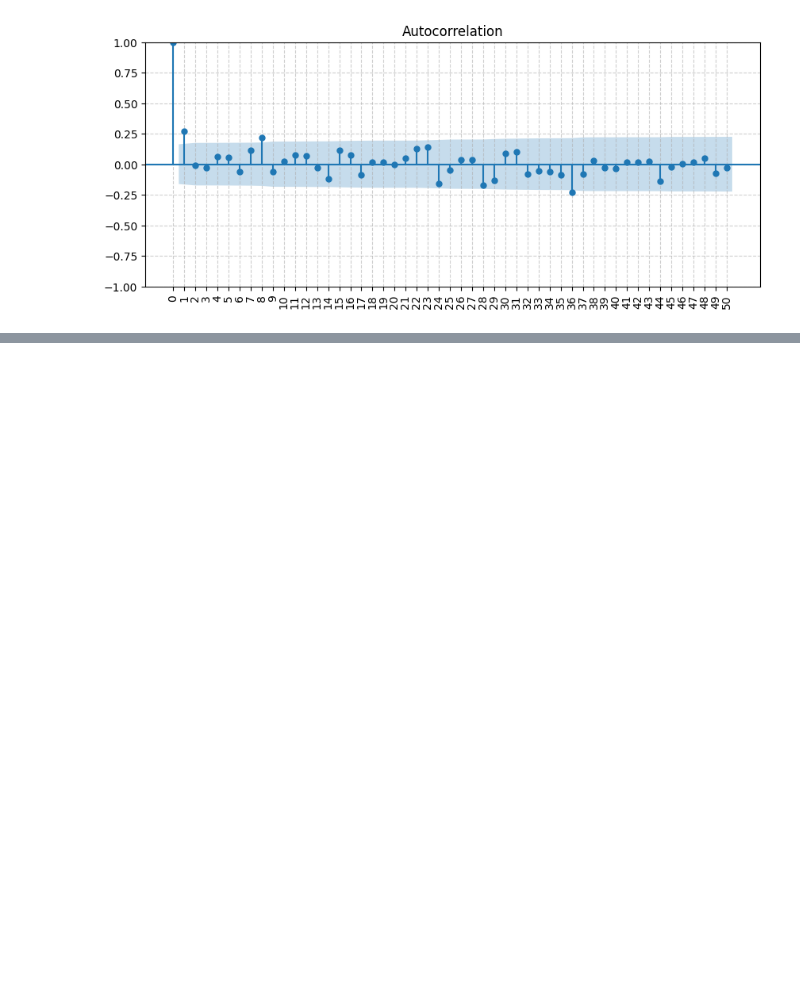
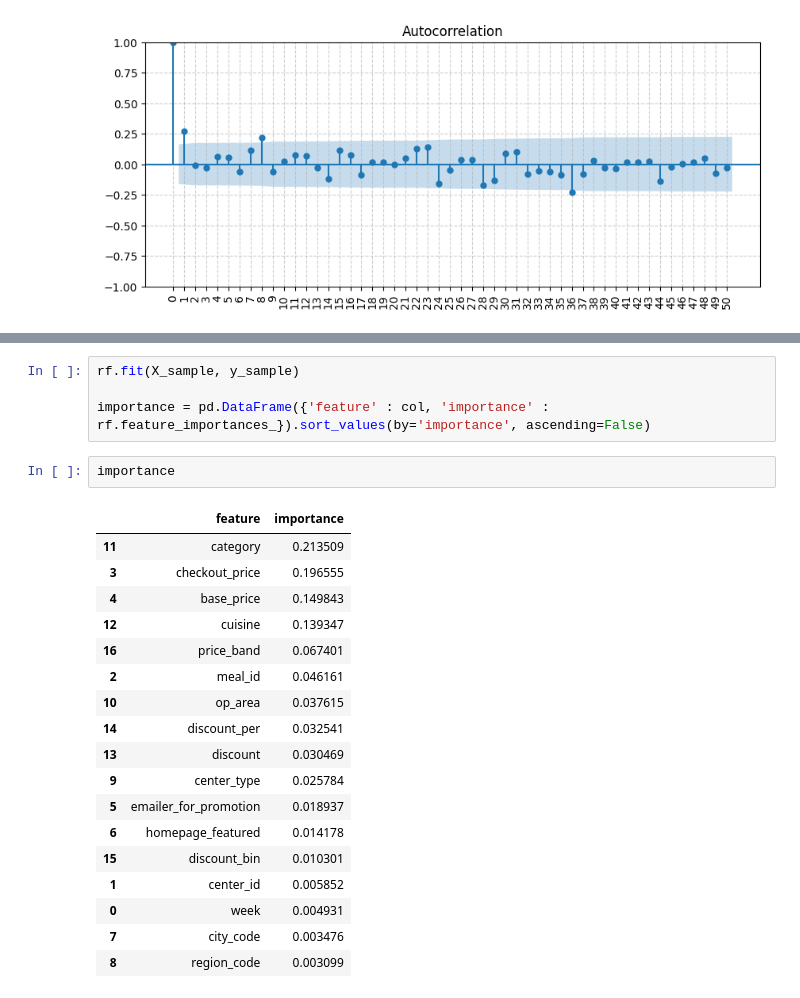
Before and after one commit to am1t-verma/AI_Demand_Forecasting_and_Inventory_Optimization, a Jupyter notebook: eda_food_demand_forecasting_v1.ipynb, the cells around one changed output, grey strips where cells are left out. Drawn from its saved outputs; the diff is of its cells as text; blank space fills up the shorter version.

```diff
--- a/eda_food_demand_forecasting_v1.ipynb
+++ b/eda_food_demand_forecasting_v1.ipynb
@@ -571,0 +723,25 @@ plt.show()
+# %%
+rf.fit(X_sample, y_sample)
+
+importance = pd.DataFrame({'feature' : col, 'importance' : rf.feature_importances_}).sort_values(by='importance', ascending=False)
+# %%
+importance
+# %% [output]
+|  | feature | importance |
+| 11 | category | 0.213509 |
+| 3 | checkout_price | 0.196555 |
+| 4 | base_price | 0.149843 |
+| 12 | cuisine | 0.139347 |
+| 16 | price_band | 0.067401 |
+| 2 | meal_id | 0.046161 |
+| 10 | op_area | 0.037615 |
+| 14 | discount_per | 0.032541 |
+| 13 | discount | 0.030469 |
+| 9 | center_type | 0.025784 |
+| 5 | emailer_for_promotion | 0.018937 |
+| 6 | homepage_featured | 0.014178 |
+| 15 | discount_bin | 0.010301 |
+| 1 | center_id | 0.005852 |
+| 0 | week | 0.004931 |
+| 7 | city_code | 0.003476 |
+| 8 | region_code | 0.003099 |
```
Also changed, not shown: parts of 16 cells of this notebook.
